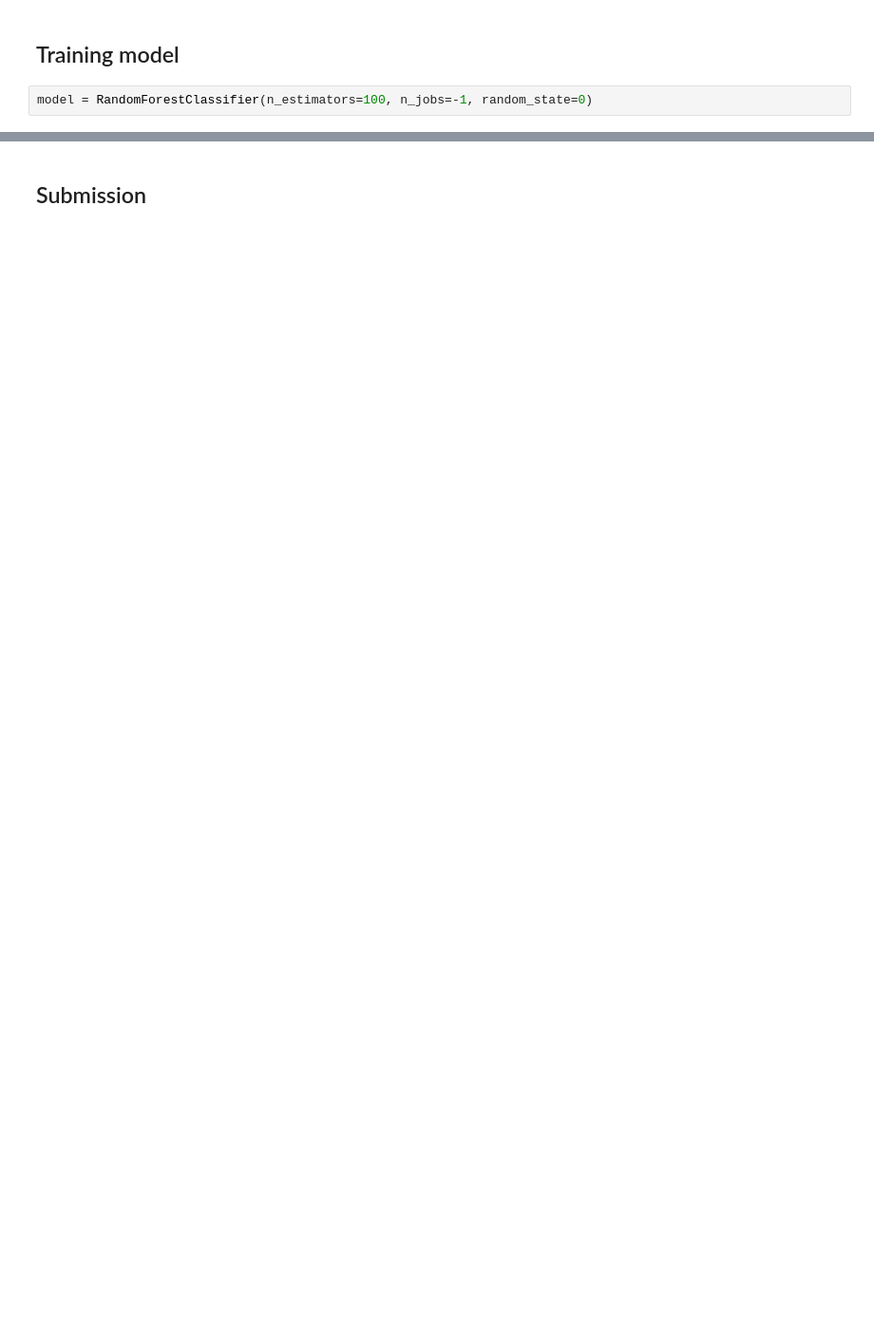
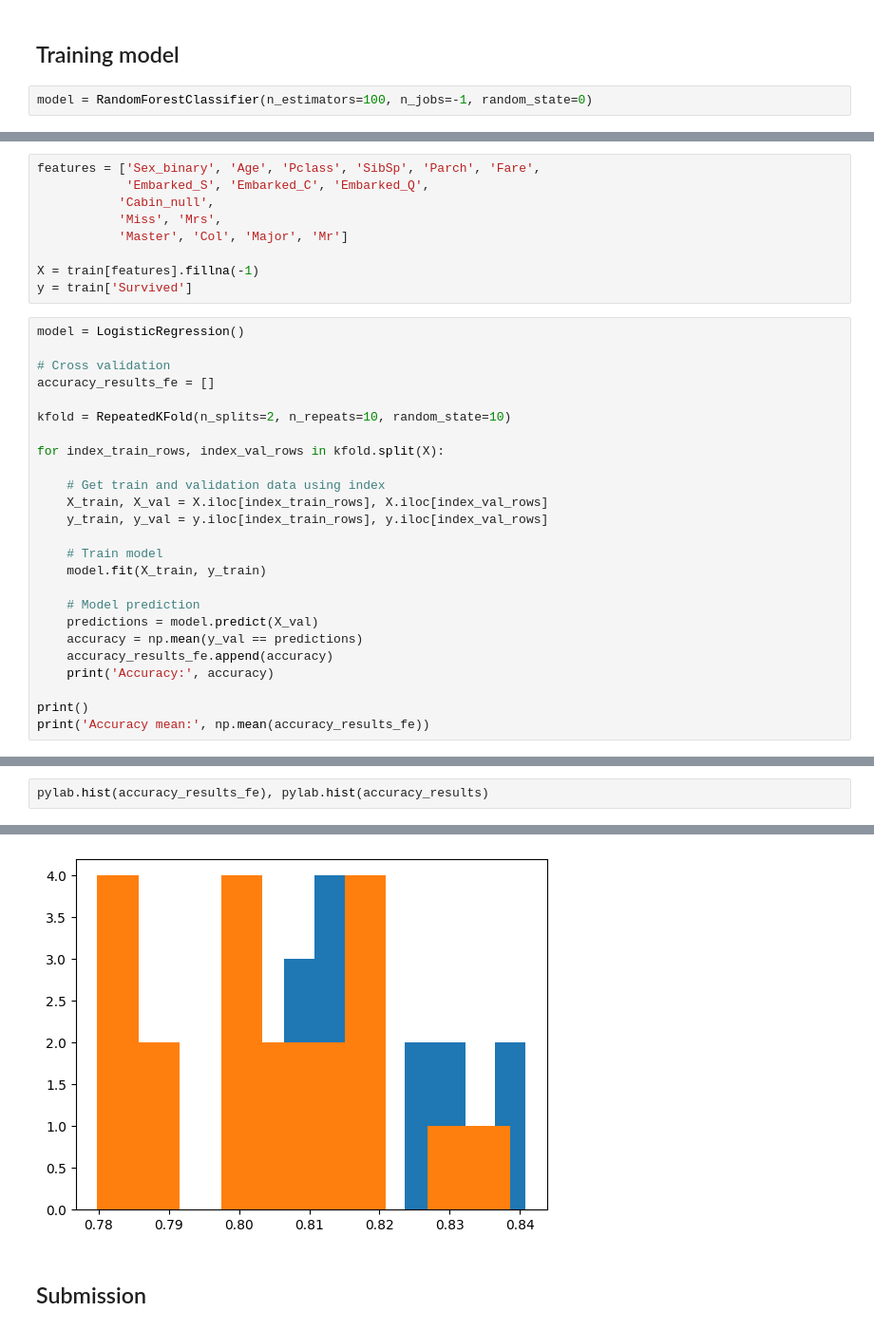
Before and after one commit to ch-andreatti/kaggle, a Jupyter notebook: competitions/titanic-machine_learning_from_disaster/files/titanic.ipynb, the cells around one changed output, grey strips where cells are left out. Shown: that part at 95% size. Drawn from its saved outputs; the diff is of its cells as text; blank space fills up the shorter version.

```diff
--- a/competitions/titanic-machine_learning_from_disaster/files/titanic.ipynb
+++ b/competitions/titanic-machine_learning_from_disaster/files/titanic.ipynb
@@ -98,0 +137,34 @@ pylab.hist(accuracy_results)
+# %%
+features = ['Sex_binary', 'Age', 'Pclass', 'SibSp', 'Parch', 'Fare',
+            'Embarked_S', 'Embarked_C', 'Embarked_Q',
+           'Cabin_null',
+           'Miss', 'Mrs',
+           'Master', 'Col', 'Major', 'Mr']
+
+X = train[features].fillna(-1)
+y = train['Survived']
+# %%
+model = LogisticRegression()
+
+# Cross validation
+accuracy_results_fe = []
+
+kfold = RepeatedKFold(n_splits=2, n_repeats=10, random_state=10)
+
+for index_train_rows, index_val_rows in kfold.split(X):
+
+    # Get train and validation data using index
+    X_train, X_val = X.iloc[index_train_rows], X.iloc[index_val_rows]
+    y_train, y_val = y.iloc[index_train_rows], y.iloc[index_val_rows]
+
+    # Train model
+    model.fit(X_train, y_train)
+
+    # Model prediction
+    predictions = model.predict(X_val)
+    accuracy = np.mean(y_val == predictions)
+    accuracy_results_fe.append(accuracy)
+    print('Accuracy:', accuracy)
+
+print()
+print('Accuracy mean:', np.mean(accuracy_results_fe))
@@ -98,0 +223,3 @@ pylab.hist(accuracy_results)
+# %%
+pylab.hist(accuracy_results_fe), pylab.hist(accuracy_results)
+# %% [output]
@@ -99,2 +236,3 @@ pylab.hist(accuracy_results)
+[figure, added]
 # %% [markdown]
 ## Submission
```
Also changed, not shown: parts of 17 cells of this notebook, 2 other files.
